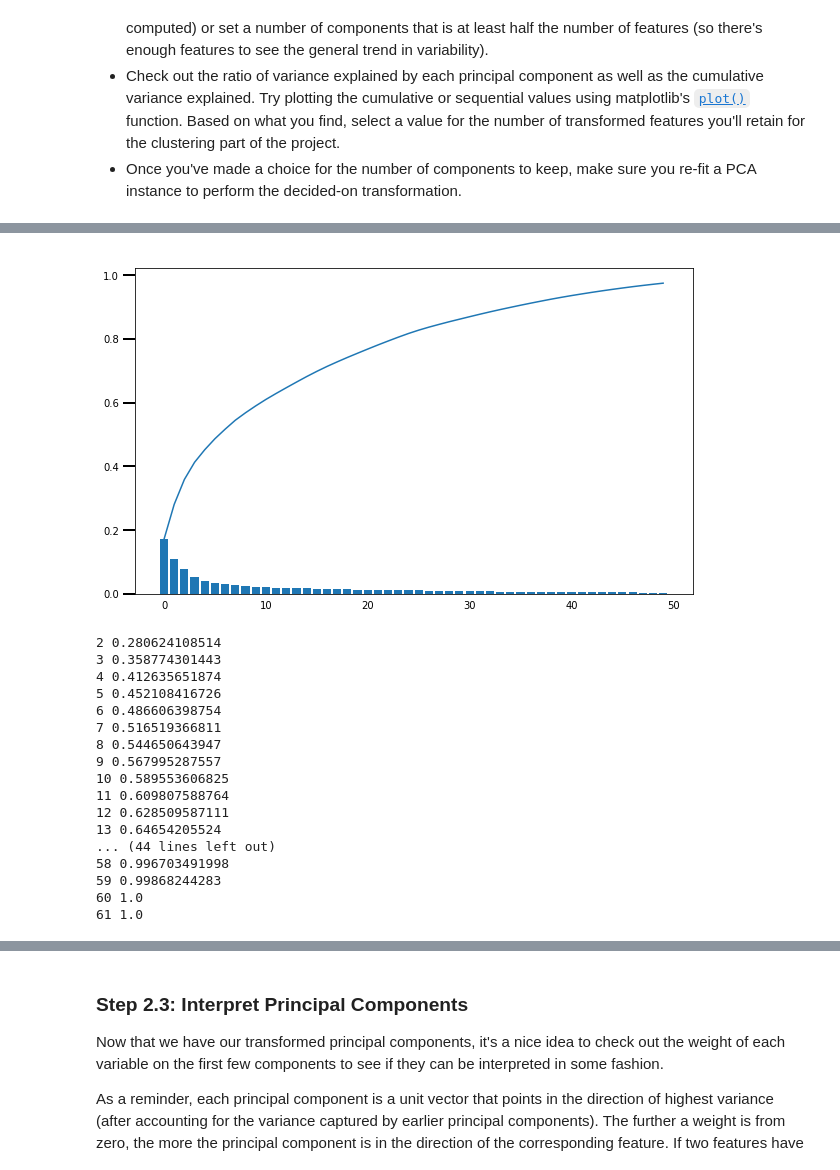
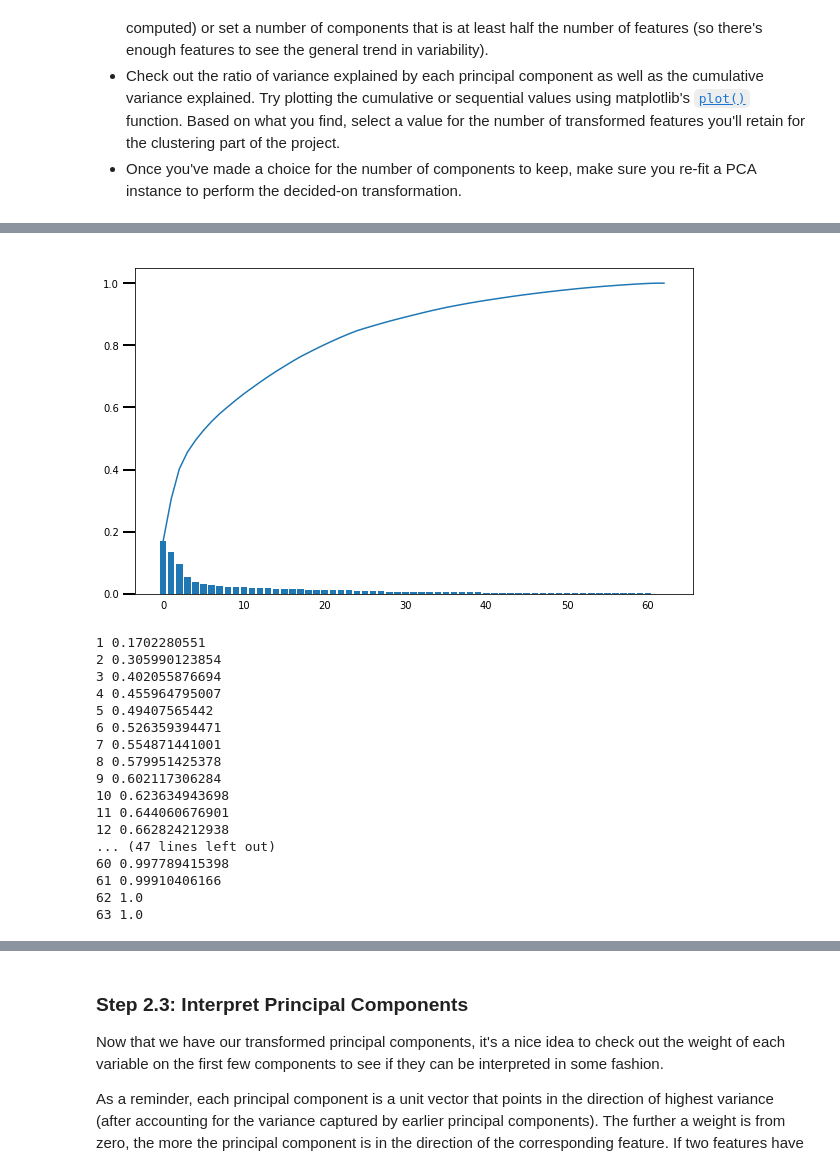
Before and after one commit to sivakumar455/identify_customer_segments, a Jupyter notebook: Identify_Customer_Segments.ipynb, the cells around one changed output, grey strips where cells are left out. Cells and saved outputs as stored; diff of their text form; code cells hidden in the pictures.

```diff
--- a/Identify_Customer_Segments.ipynb
+++ b/Identify_Customer_Segments.ipynb
@@ -719,13 +759,11 @@ Be sure to check `Data_Dictionary.md` for the details needed to finish these tas
 # %%
 # Investigate "PRAEGENDE_JUGENDJAHRE" and engineer two new variables.
-mixed_cols = feat_info[feat_info.type == 'mixed']['attribute']
-print(mixed_cols)
 
-display(lst_7_miss_rows.PRAEGENDE_JUGENDJAHRE.value_counts().sort_values())
+display(low_miss_rows.PRAEGENDE_JUGENDJAHRE.value_counts().sort_values())
 
-lst_7_miss_rows['MOVEMENT'] = lst_7_miss_rows['PRAEGENDE_JUGENDJAHRE'].map(lambda x: 0 if x in (2,4,6,7,9,11,13,15) else 1)
+low_miss_rows['MOVEMENT'] = low_miss_rows['PRAEGENDE_JUGENDJAHRE'].map(lambda x: 0 if x in (2,4,6,7,9,11,13,15) else 1)
 
-lst_7_miss_rows['GEN_BY_DEC'] = lst_7_miss_rows['PRAEGENDE_JUGENDJAHRE'].map(lambda x: 1 if x in (1,2) else (
+low_miss_rows['GEN_BY_DEC'] = low_miss_rows['PRAEGENDE_JUGENDJAHRE'].map(lambda x: 1 if x in (1,2) else (
     2 if x in (3,4) else (
         3 if x in (5,6,7) else (
             4 if x in (8,9) else(
@@ -780,8 +811,8 @@ Name: GEN_BY_DEC, dtype: int64
 # %%
 # Investigate "CAMEO_INTL_2015" and engineer two new variables.
 
-display(lst_7_miss_rows.CAMEO_INTL_2015.value_counts(dropna=False))
+display(low_miss_rows.CAMEO_INTL_2015.value_counts(dropna=False))
 
-lst_7_miss_rows['WEALTH'] = lst_7_miss_rows['CAMEO_INTL_2015'].map(lambda x: int(x)//10 if x is not np.nan else np.nan)
-lst_7_miss_rows['LIFE_STAGE'] = lst_7_miss_rows['CAMEO_INTL_2015'].map(lambda x: int(x)%10 if x is not np.nan else np.nan)
+low_miss_rows['WEALTH'] = low_miss_rows['CAMEO_INTL_2015'].map(lambda x: int(x)//10 if x is not np.nan else np.nan)
+low_miss_rows['LIFE_STAGE'] = low_miss_rows['CAMEO_INTL_2015'].map(lambda x: int(x)%10 if x is not np.nan else np.nan)
 # %% [output]
@@ -829,6 +860,6 @@ Name: WEALTH, dtype: int64
 Name: LIFE_STAGE, dtype: int64
 # %%
 # drop mixed columns mixed_cols
-lst_7_miss_rows = lst_7_miss_rows.drop(mixed_cols,axis=1)
-lst_7_miss_rows.head()
+low_miss_rows = low_miss_rows.drop(mixed_cols,axis=1)
+low_miss_rows.head()
 # %% [output]
@@ -1039,7 +1075,7 @@ def cal_pca(n_components,df):
     df_pca = pca.fit_transform(df)
     return pca,df_pca
 # %%
-pca,df_pca = cal_pca(61,df_scaled)
+pca,df_pca = cal_pca(63,df_scaled)
 # %%
 # Investigate the variance accounted for by each principal component.
 num_components=len(pca.explained_variance_ratio_)
@@ -1060,37 +1096,37 @@ No. of components :  61
 # %%
 plt.figure(figsize=(10, 6))
 ax = plt.subplot(111)
-n_plot = 50
+n_plot = 63
 ax.bar(ind[:n_plot], vals[:n_plot])
 ax.plot(ind[:n_plot], cumsum[:n_plot])
 for i in range(n_plot):
     #ax.annotate(r"%s%%" % ((str(vals[i]*100)[:4])), (ind[i]+0.2, vals[i]), va="bottom", ha="center", fontsize=12)
     pass
 ax.xaxis.set_tick_params(width=0)
 ax.yaxis.set_tick_params(width=2, length=12)
 # %% [output]
-[figure, old version]
+[figure, new version]
 # %%
 for i,j in enumerate(cumsum):
-    if i > 0:
+    if i >= 0:
         print(i+1,j)
 # %% [output]
-2 0.280624108514
-3 0.358774301443
-4 0.412635651874
-5 0.452108416726
-6 0.486606398754
-7 0.516519366811
-8 0.544650643947
-9 0.567995287557
-10 0.589553606825
-11 0.609807588764
-12 0.628509587111
-13 0.64654205524
-... (44 lines left out)
-58 0.996703491998
-59 0.99868244283
-60 1.0
-61 1.0
+1 0.1702280551
+2 0.305990123854
+3 0.402055876694
+4 0.455964795007
+5 0.49407565442
+6 0.526359394471
+7 0.554871441001
+8 0.579951425378
+9 0.602117306284
+10 0.623634943698
+11 0.644060676901
+12 0.662824212938
+... (47 lines left out)
+60 0.997789415398
+61 0.99910406166
+62 1.0
+63 1.0
 # %%
 # Re-apply PCA to the data while selecting for number of components to retain.
```
Also changed, not shown: parts of 69 cells of this notebook, 1 other file.
